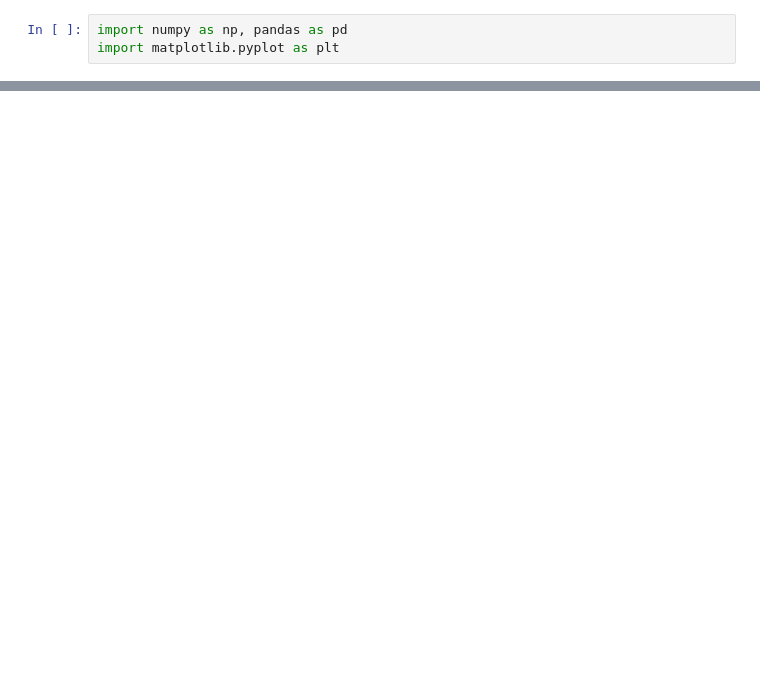
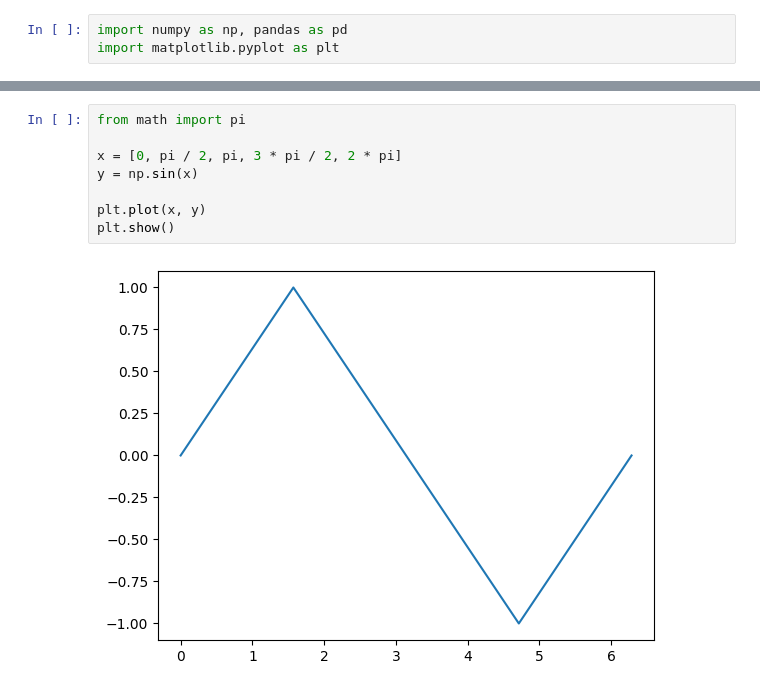
Before and after one commit to MoeeinAali/Quera-AI-Hackathon, a Jupyter notebook: Day01.ipynb, the cells around one changed output, grey strips where cells are left out. Saved outputs shown, nothing was run; the diff lists cells and outputs as text; blank space fills up the shorter version.

```diff
--- a/Day01.ipynb
+++ b/Day01.ipynb
@@ -50,0 +210,10 @@ import matplotlib.pyplot as plt
+# %%
+from math import pi
+
+x = [0, pi / 2, pi, 3 * pi / 2, 2 * pi]
+y = np.sin(x)
+
+plt.plot(x, y)
+plt.show()
+# %% [output]
+[figure, added]
```
Also changed, not shown: parts of 26 cells of this notebook.
